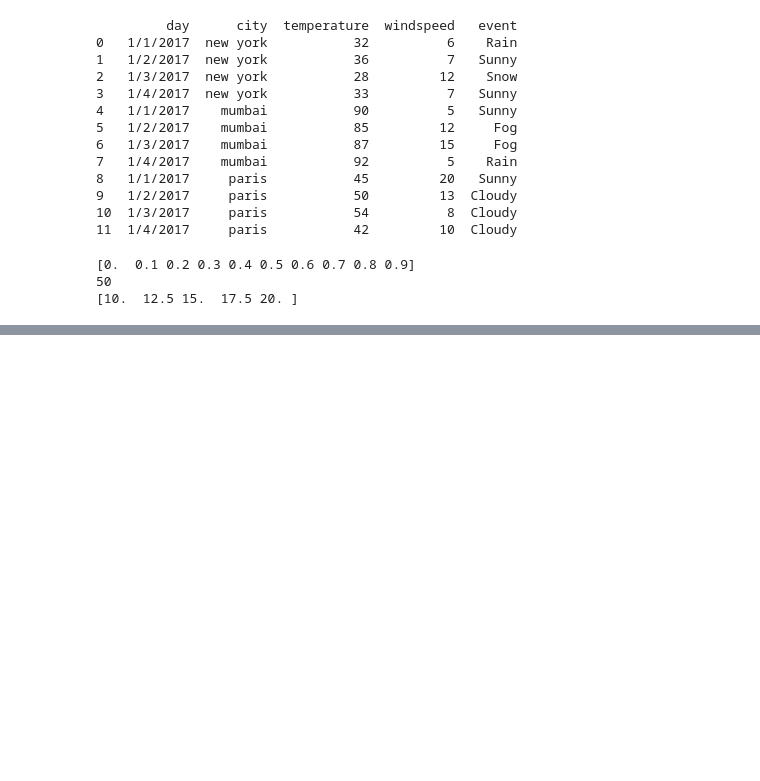
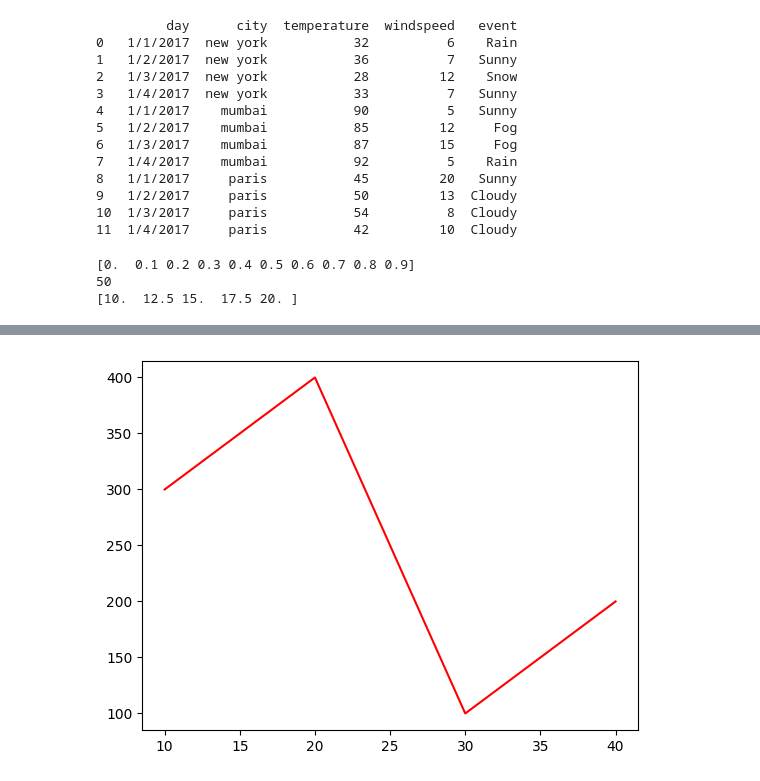
Before and after one commit to manu8274/1language-C, a Jupyter notebook: class/2nd_YR/4th_SEM/lec_4_AIML/class/02FEB/07_feb.ipynb, the cells around one changed output, grey strips where cells are left out. Cells and saved outputs as stored; diff of their text form; code cells hidden in the pictures; blank space fills up the shorter version.

```diff
--- a/class/2nd_YR/4th_SEM/lec_4_AIML/class/02FEB/07_feb.ipynb
+++ b/class/2nd_YR/4th_SEM/lec_4_AIML/class/02FEB/07_feb.ipynb
@@ -30,3 +41,7 @@ from matplotlib import pyplot as plt
 # %%
 x=[10,20,30,40]
 y=[300,400,100,200]
+plt.plot(x,y,color='red')
+plt.show()
+# %% [output]
+[figure, added]
```
Also changed, not shown: parts of 6 cells of this notebook, 1 other file.
